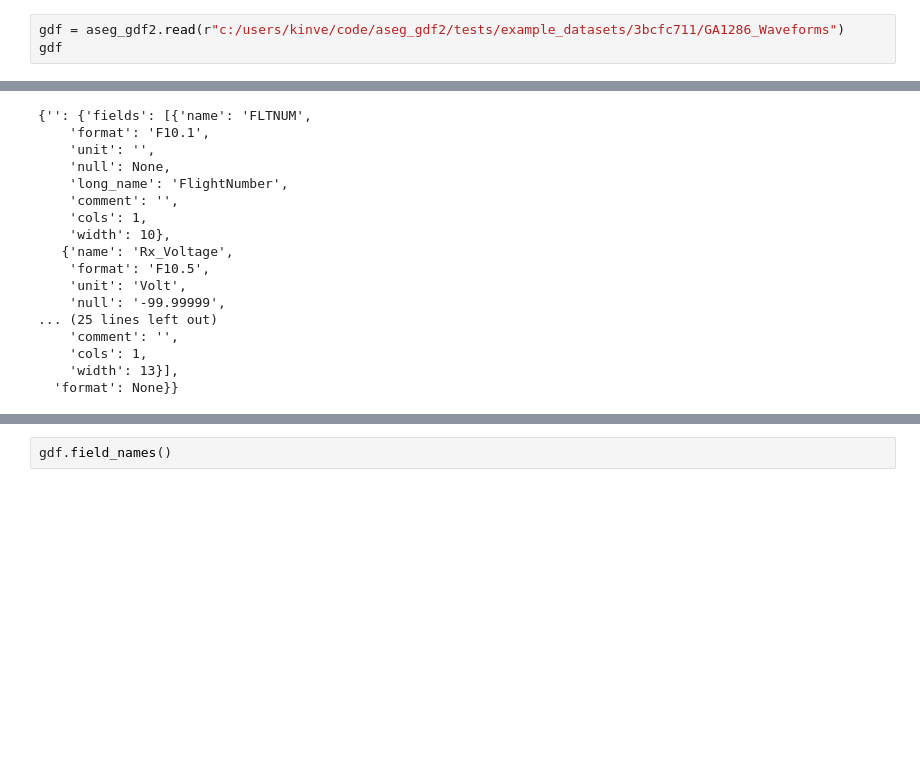
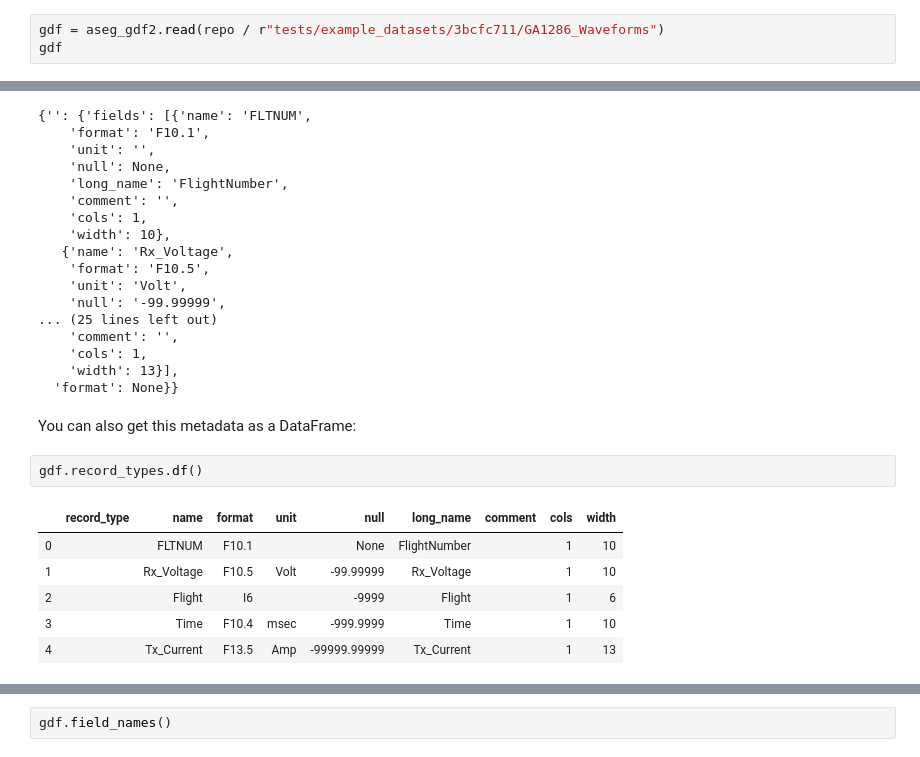
Before and after one commit to kinverarity1/aseg_gdf2, a Jupyter notebook: notebooks/1 - Quick start.ipynb, the cells around one changed output, grey strips where cells are left out. Saved outputs shown, nothing was run; the diff lists cells and outputs as text; blank space fills up the shorter version.

```diff
--- a/notebooks/1 - Quick start.ipynb
+++ b/notebooks/1 - Quick start.ipynb
@@ -5,5 +10,5 @@
 # %%
-gdf = aseg_gdf2.read(r"c:/users/kinve/code/aseg_gdf2/tests/example_datasets/3bcfc711/GA1286_Waveforms")
+gdf = aseg_gdf2.read(repo / r"tests/example_datasets/3bcfc711/GA1286_Waveforms")
 gdf
 # %% [output]
 <aseg_gdf2.gdf2.GDF2 object at 0x... nrecords=?>
@@ -65,4 +89,15 @@ gdf.record_types
     'cols': 1,
     'width': 13}],
   'format': None}}
+# %% [markdown]
+You can also get this metadata as a DataFrame:
+# %%
+gdf.record_types.df()
+# %% [output]
+|  | record_type | name | format | unit | null | long_name | comment | cols | width |
+| 0 |  | FLTNUM | F10.1 |  | None | FlightNumber |  | 1 | 10 |
+| 1 |  | Rx_Voltage | F10.5 | Volt | -99.99999 | Rx_Voltage |  | 1 | 10 |
+| 2 |  | Flight | I6 |  | -9999 | Flight |  | 1 | 6 |
+| 3 |  | Time | F10.4 | msec | -999.9999 | Time |  | 1 | 10 |
+| 4 |  | Tx_Current | F13.5 | Amp | -99999.99999 | Tx_Current |  | 1 | 13 |
 # %% [markdown]
```
Also changed, not shown: parts of 35 cells of this notebook, 2 other files.
